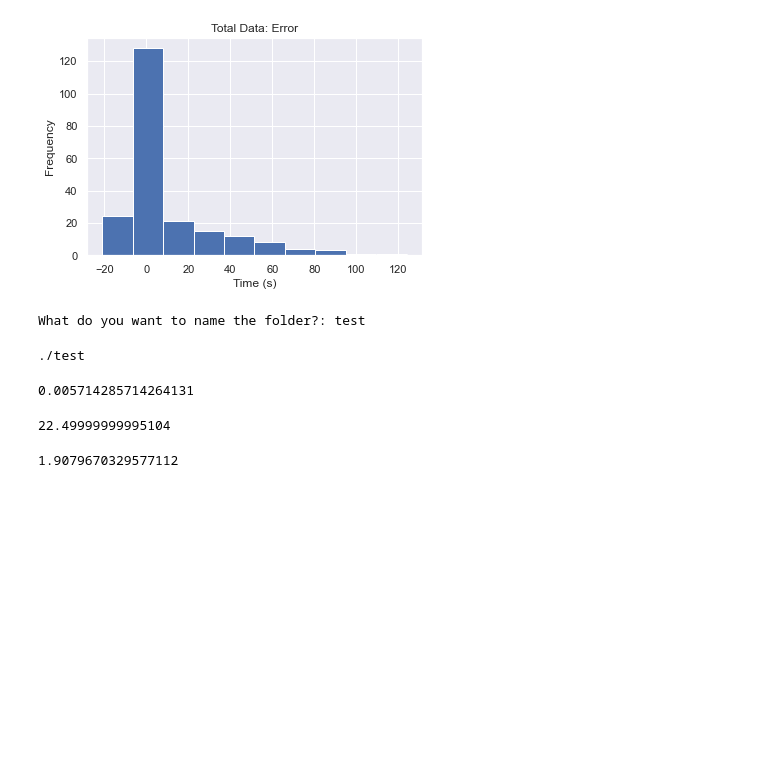
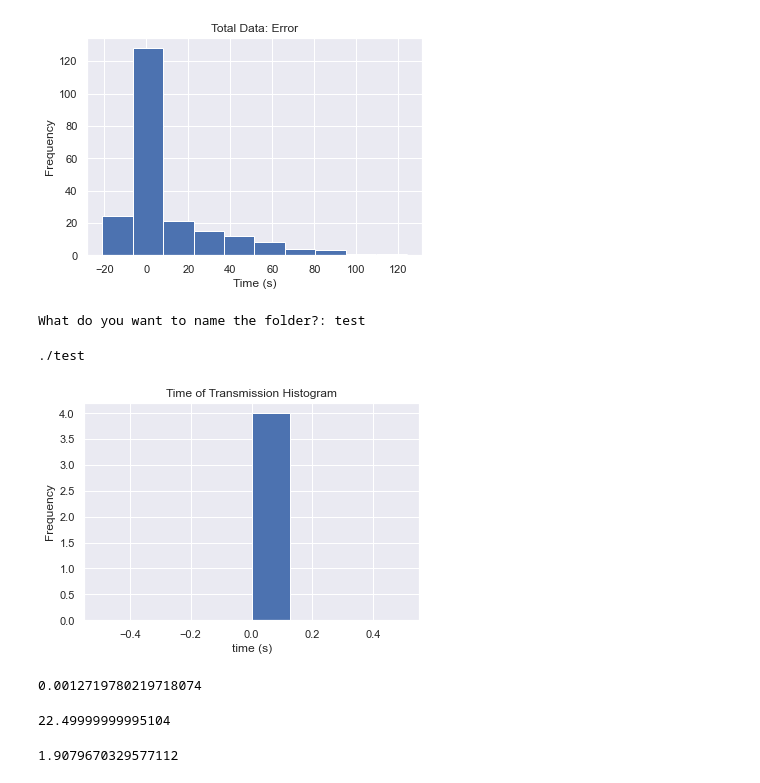
Before and after one commit to lauren-west/icex-lair-2021, a Jupyter notebook: vemco_data_post_processing_visualization.ipynb, the cells around one changed output. Cells and saved outputs as stored; diff of their text form; code cells hidden in the pictures; blank space fills up the shorter version.

```diff
--- a/vemco_data_post_processing_visualization.ipynb
+++ b/vemco_data_post_processing_visualization.ipynb
@@ -466,26 +466,35 @@ for filename in LoFiles:
         shutil.move(filename, os.path.join(path, "raw_data"))
 # %%
 df = pd.read_csv("." + "/Roberts_Pool_7_8_2021/raw_data/data_1.csv", engine='python', header=0, index_col=False)
-df2 = pd.read_csv("." + "/Roberts_Pool_7_8_2021/raw_data/data_4.csv", engine='python', header=0, index_col=False)
+df2 = pd.read_csv("." + "/Roberts_Pool_7_8_2021/raw_data/data_2.csv", engine='python', header=0, index_col=False)
 
 data_list_6 = df.values
 data_list_35 = df2.values
 difference_list = []
 data_at_6 = [8.179, 8.179, 8.179, 8.18, 8.179, 8.179, 8.179, 8.18, 8.179, 8.179, 8.179, 8.18, 8.178, 8.18]
 avg = statistics.mean(data_at_6)
 
 for i in range(1, len(df.values)):
     for j in range(1, len(df2.values)):
         past_datetime = datetime.datetime.strptime(data_list_6[i][2], '%Y-%m-%d %H:%M:%S.%f')
         current_datatime = datetime.datetime.strptime(data_list_35[j][2], '%Y-%m-%d %H:%M:%S.%f')
         difference = (current_datatime - past_datetime).total_seconds()
         difference_list.append(difference % avg)
 
+
+plt.hist(delta_t_np_error, 8)
+plt.title("Time of Transmission Histogram")
+plt.xlabel("time (s)")
+plt.ylabel("Frequency")
+plt.savefig("time_of_flight_6_8_histogram.png")
+plt.show()
+
 mean = statistics.mean(difference_list)
 
 print(mean)
 # %% [output]
+[figure, added]
-0.005714285714264131
+0.0012719780219718074
 # %%
 0.01499999999996736 * 1500    # Supposed to be ~29
 # %% [output]
```
Also changed, not shown: parts of 1 cell of this notebook, 1 other file.
